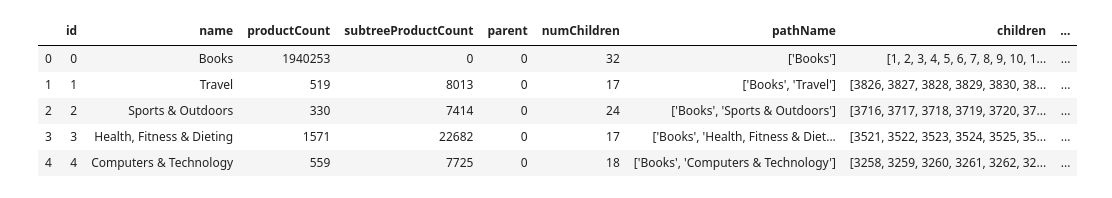
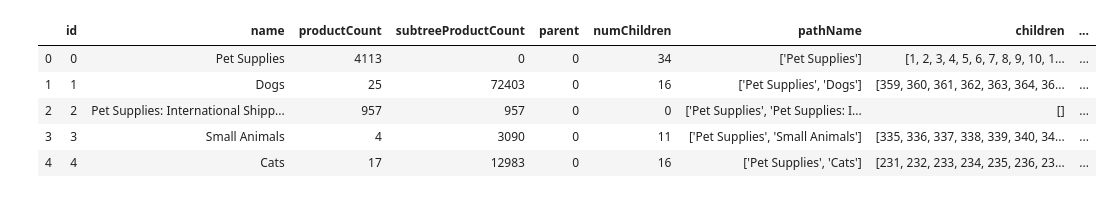
Before and after one commit to stewarthkerr/CS765_DC3, a Jupyter notebook: code/kerr_dc3.ipynb, the cells around one changed output. Drawn from its saved outputs; the diff is of its cells as text; code cells hidden in the pictures.

```diff
--- a/code/kerr_dc3.ipynb
+++ b/code/kerr_dc3.ipynb
@@ -5,30 +5,36 @@ alt.data_transformers.enable('json')
 alt.renderers.enable('notebook')
 import pandas as pd
 import pickle
-#import networkx as nx
+import numpy as np
+import networkx as nx
+import nx_altair as nxa
+import EoN
+import math
 #import matplotlib.pyplot as plt
 #import pydot
 #from networkx.drawing.nx_pydot import graphviz_layout
 
 #Read in data
-books_df = pd.read_csv("../data/Books.csv",)
-with open(r"../data/tree-all.pickle", 'rb') as file:
-    rawdata = file.read()
-books_pickle = pickle.loads(rawdata)
+df = pd.read_csv("../data/Books.csv",)
+df = pd.read_csv("../data/all-nodes.csv",)
+df = pd.read_csv("../data/PetSupplies.csv")
+#with open(r"../data/tree-all.pickle", 'rb') as file:
+#    rawdata = file.read()
+#books_pickle = pickle.loads(rawdata)
 
 #Function to count the depth of the node
 def count_depth (pathName):
    return pathName.count("',")
 # %%
 #This creates the depth column
-books_df['Depth'] = books_df.pathName.apply(count_depth)
-books_df.head()
+df['Depth'] = df.pathName.apply(count_depth)
+df.head()
 # %% [output]
 |  | id | name | productCount | subtreeProductCount | parent | numChildren | pathName | children | ... |
-| 0 | 0 | Books | 1940253 | 0 | 0 | 32 | ['Books'] | [1, 2, 3, 4, 5, 6, 7, 8, 9, 10, 1... | ... |
-| 1 | 1 | Travel | 519 | 8013 | 0 | 17 | ['Books', 'Travel'] | [3826, 3827, 3828, 3829, 3830, 38... | ... |
-| 2 | 2 | Sports & Outdoors | 330 | 7414 | 0 | 24 | ['Books', 'Sports & Outdoors'] | [3716, 3717, 3718, 3719, 3720, 37... | ... |
-| 3 | 3 | Health, Fitness & Dieting | 1571 | 22682 | 0 | 17 | ['Books', 'Health, Fitness & Diet... | [3521, 3522, 3523, 3524, 3525, 35... | ... |
-| 4 | 4 | Computers & Technology | 559 | 7725 | 0 | 18 | ['Books', 'Computers & Technology'] | [3258, 3259, 3260, 3261, 3262, 32... | ... |
+| 0 | 0 | Pet Supplies | 4113 | 0 | 0 | 34 | ['Pet Supplies'] | [1, 2, 3, 4, 5, 6, 7, 8, 9, 10, 1... | ... |
+| 1 | 1 | Dogs | 25 | 72403 | 0 | 16 | ['Pet Supplies', 'Dogs'] | [359, 360, 361, 362, 363, 364, 36... | ... |
+| 2 | 2 | Pet Supplies: International Shipp... | 957 | 957 | 0 | 0 | ['Pet Supplies', 'Pet Supplies: I... | [] | ... |
+| 3 | 3 | Small Animals | 4 | 3090 | 0 | 11 | ['Pet Supplies', 'Small Animals'] | [335, 336, 337, 338, 339, 340, 34... | ... |
+| 4 | 4 | Cats | 17 | 12983 | 0 | 16 | ['Pet Supplies', 'Cats'] | [231, 232, 233, 234, 235, 236, 23... | ... |
 # %%
 #Add select dropdown for depth
```
Also changed, not shown: parts of 6 cells of this notebook, 6 other files.
